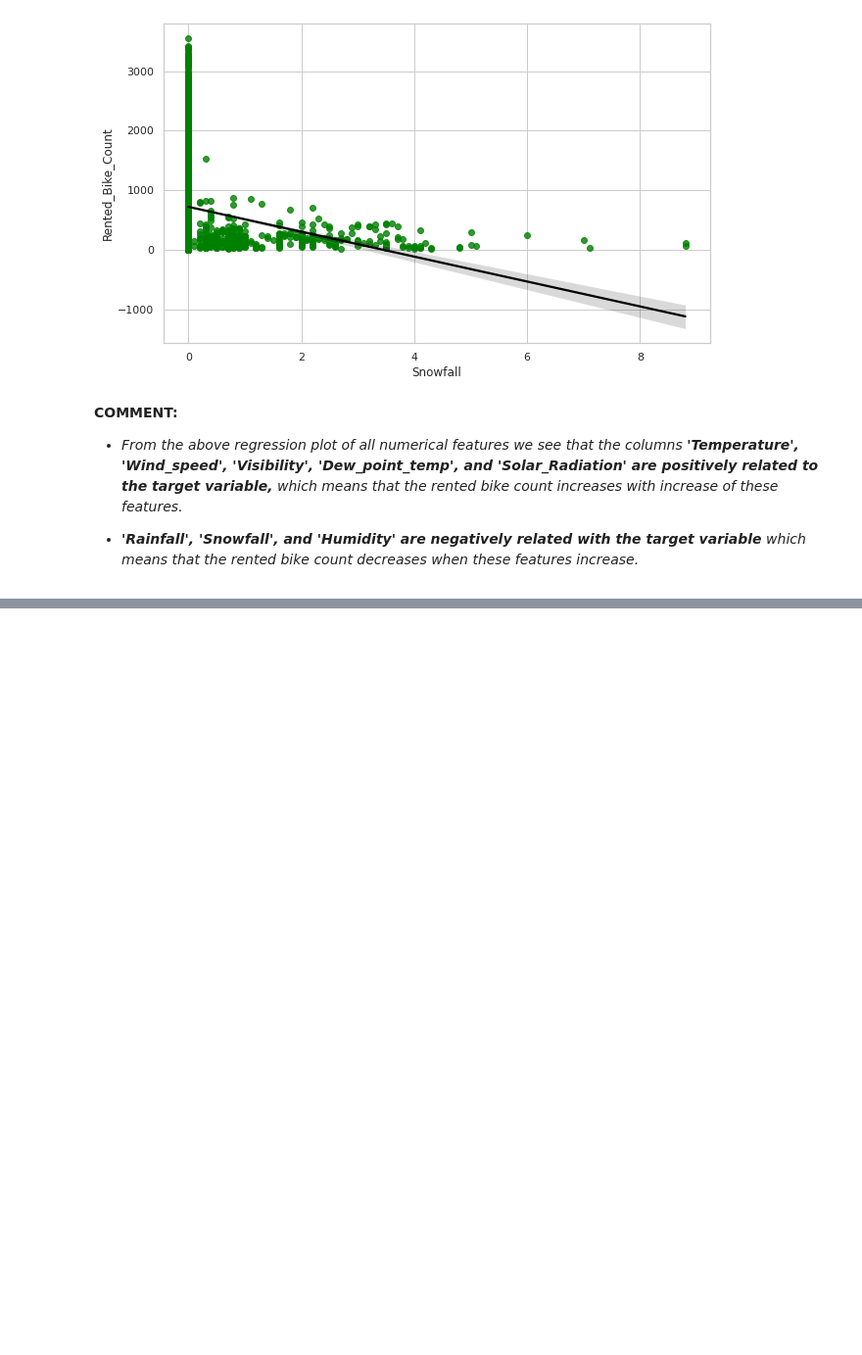
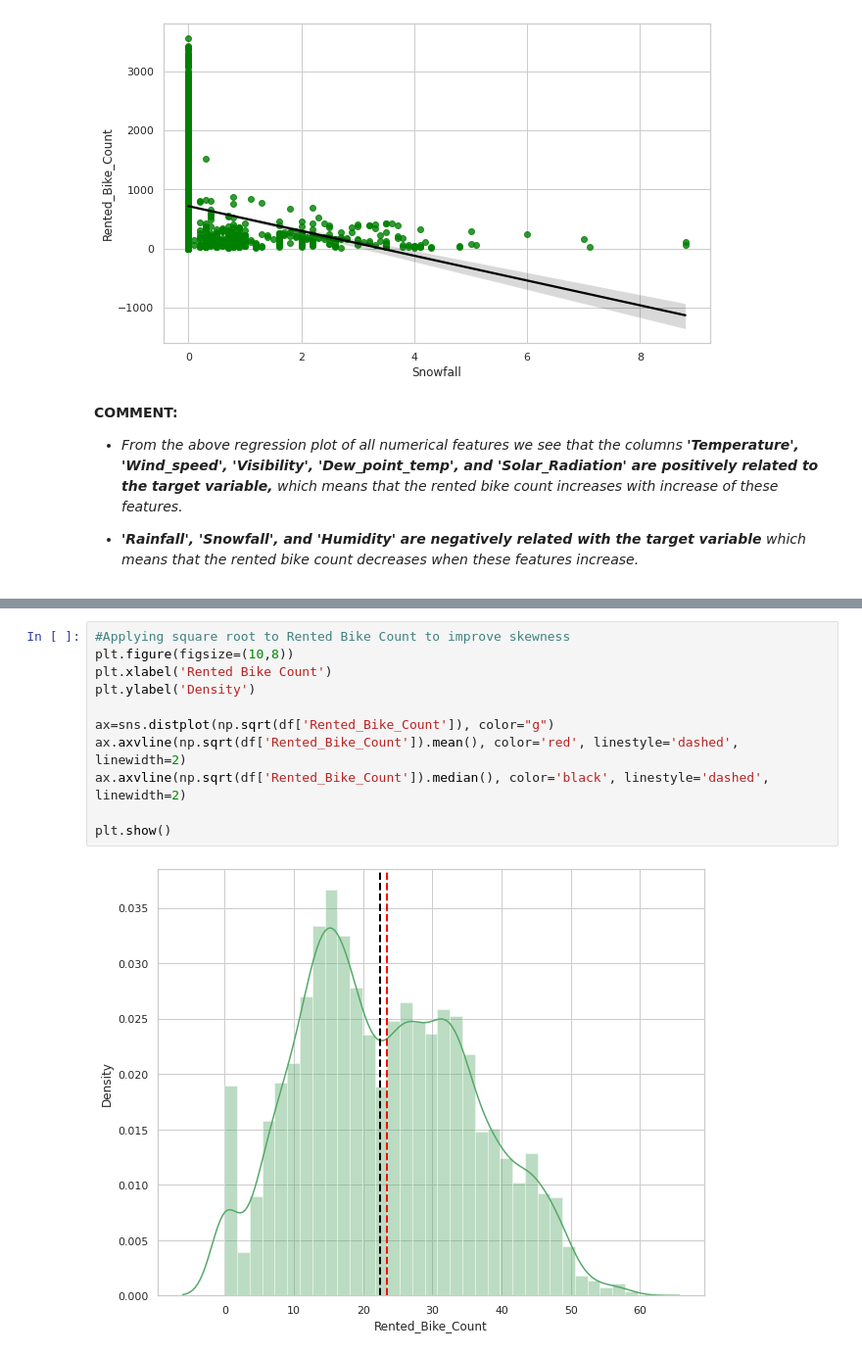
Before and after one commit to Madhu-95/Capstone2_ML_Regression, a Jupyter notebook: Bike_Sharing_Demand_Prediction_Capstone_Project(Supervised_ML)_by_MADHU_KUMARI.ipynb, the cells around one changed output, grey strips where cells are left out. Shown at 98% size. Saved outputs shown, nothing was run; the diff lists cells and outputs as text; blank space fills up the shorter version.

```diff
--- a/Bike_Sharing_Demand_Prediction_Capstone_Project(Supervised_ML)_by_MADHU_KUMARI.ipynb
+++ b/Bike_Sharing_Demand_Prediction_Capstone_Project(Supervised_ML)_by_MADHU_KUMARI.ipynb
@@ -626,0 +655,13 @@ for col in numerical_features:
+# %%
+#Applying square root to Rented Bike Count to improve skewness
+plt.figure(figsize=(10,8))
+plt.xlabel('Rented Bike Count')
+plt.ylabel('Density')
+
+ax=sns.distplot(np.sqrt(df['Rented_Bike_Count']), color="g")
+ax.axvline(np.sqrt(df['Rented_Bike_Count']).mean(), color='red', linestyle='dashed', linewidth=2)
+ax.axvline(np.sqrt(df['Rented_Bike_Count']).median(), color='black', linestyle='dashed', linewidth=2)
+
+plt.show()
+# %% [output]
+[figure, added]
```
Also changed, not shown: parts of 43 cells of this notebook.
